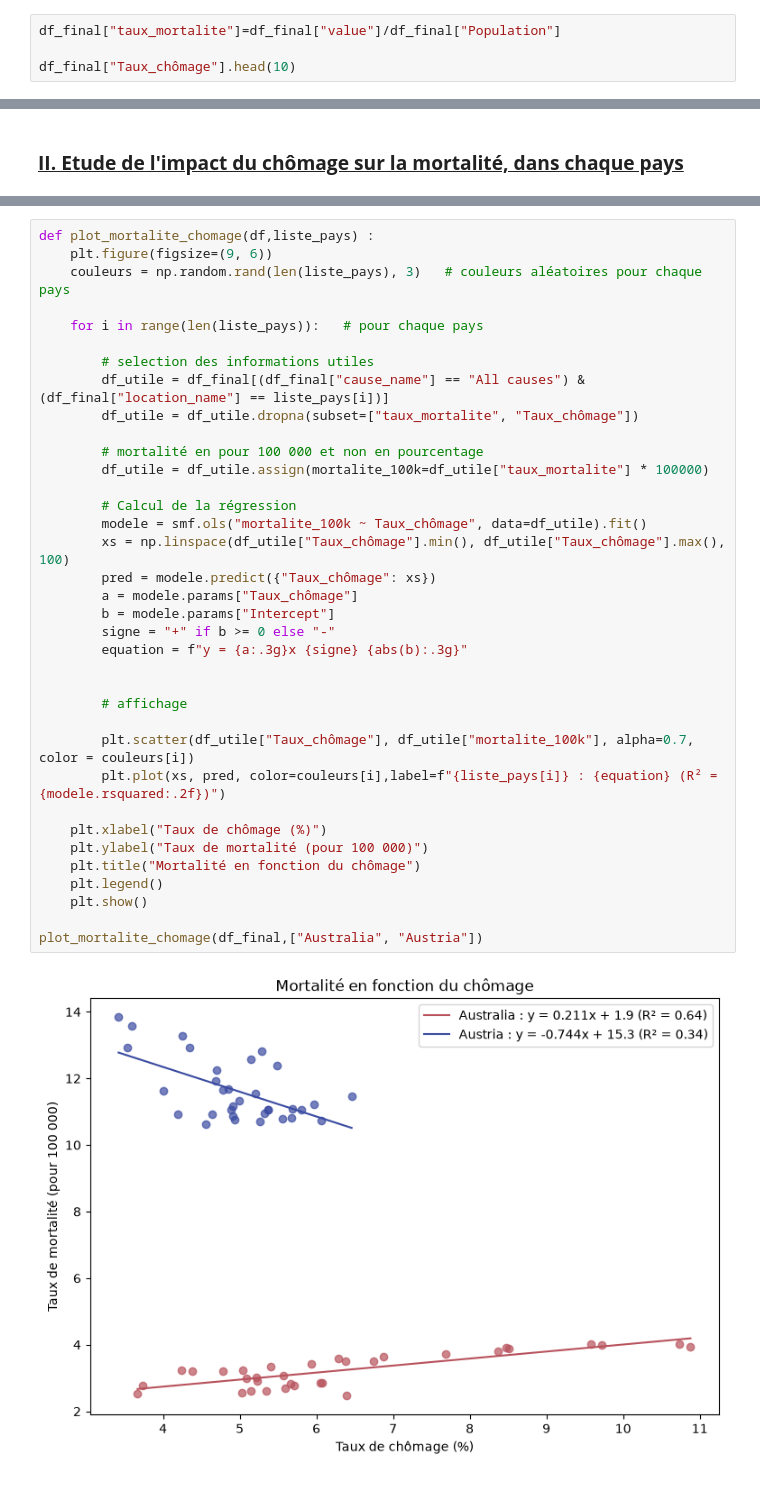
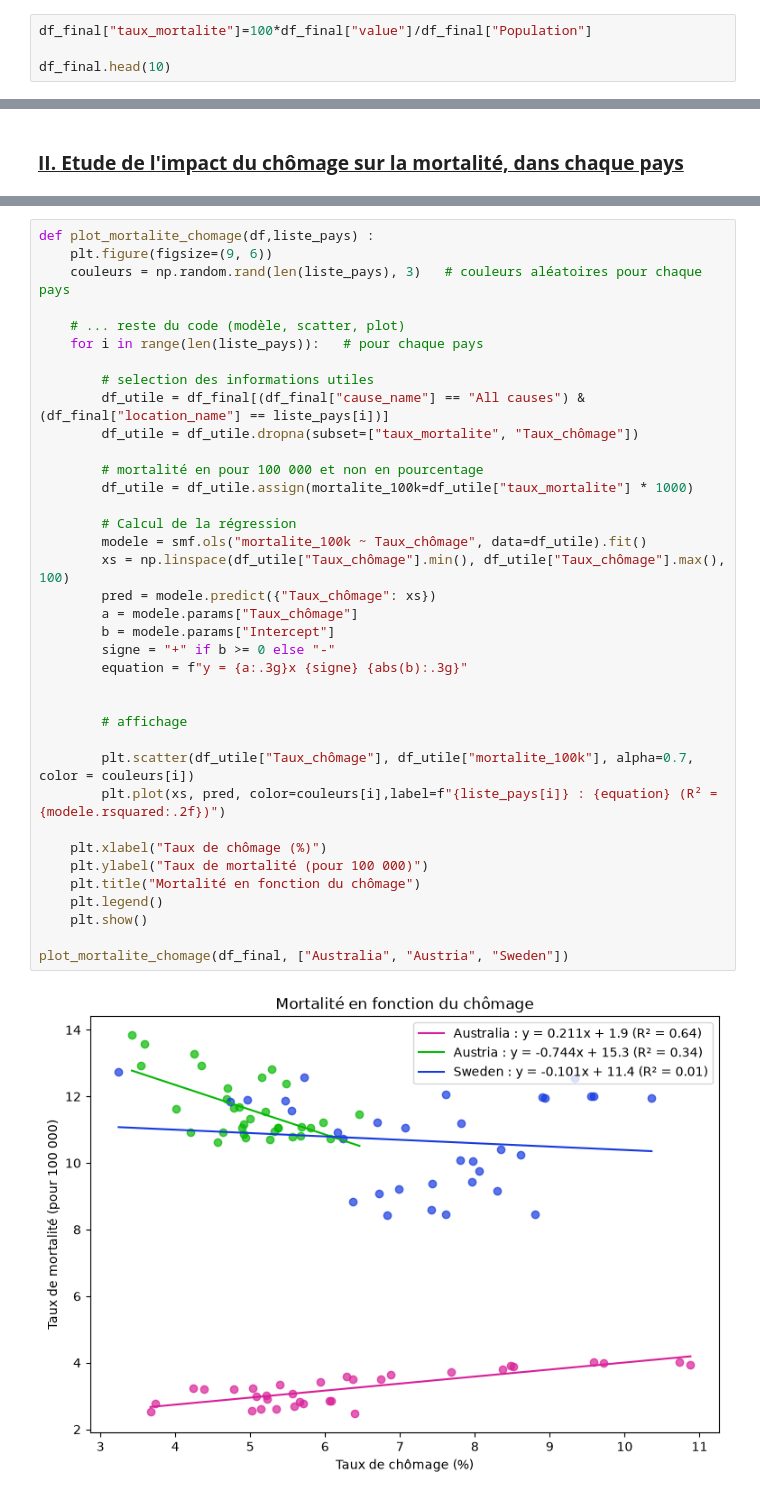
Before and after one commit to eleanorpaineau/Projet-Python, a Jupyter notebook: notebook_principal.ipynb, the cells around one changed output, grey strips where cells are left out. Saved outputs shown, nothing was run; the diff lists cells and outputs as text.

Commit message:
finalisation fonction

```diff
--- a/notebook_principal.ipynb
+++ b/notebook_principal.ipynb
@@ -192,7 +192,7 @@ df_final.head(9*33+1)
 Ajout du taux de mortalité
 Taux de mortalité = (nombre de morts pour une cause)/(population)
 # %%
-df_final["taux_mortalite"]=df_final["value"]/df_final["Population"]
+df_final["taux_mortalite"]=100*df_final["value"]/df_final["Population"]
 
-df_final["Taux_chômage"].head(10)
+df_final.head(10)
 # %% [output]
@@ -214,36 +217,37 @@ def plot_mortalite_chomage(df,liste_pays) :
     plt.figure(figsize=(9, 6))
     couleurs = np.random.rand(len(liste_pays), 3)   # couleurs aléatoires pour chaque pays
 
+    # ... reste du code (modèle, scatter, plot)
     for i in range(len(liste_pays)):   # pour chaque pays
 
         # selection des informations utiles
         df_utile = df_final[(df_final["cause_name"] == "All causes") & (df_final["location_name"] == liste_pays[i])]
         df_utile = df_utile.dropna(subset=["taux_mortalite", "Taux_chômage"])
 
         # mortalité en pour 100 000 et non en pourcentage
-        df_utile = df_utile.assign(mortalite_100k=df_utile["taux_mortalite"] * 100000)
+        df_utile = df_utile.assign(mortalite_100k=df_utile["taux_mortalite"] * 1000)
 
         # Calcul de la régression
         modele = smf.ols("mortalite_100k ~ Taux_chômage", data=df_utile).fit()
         xs = np.linspace(df_utile["Taux_chômage"].min(), df_utile["Taux_chômage"].max(), 100)
         pred = modele.predict({"Taux_chômage": xs})
         a = modele.params["Taux_chômage"]
         b = modele.params["Intercept"]
         signe = "+" if b >= 0 else "-"
         equation = f"y = {a:.3g}x {signe} {abs(b):.3g}"
 
 
         # affichage
 
         plt.scatter(df_utile["Taux_chômage"], df_utile["mortalite_100k"], alpha=0.7, color = couleurs[i])
         plt.plot(xs, pred, color=couleurs[i],label=f"{liste_pays[i]} : {equation} (R² = {modele.rsquared:.2f})")
 
     plt.xlabel("Taux de chômage (%)")
     plt.ylabel("Taux de mortalité (pour 100 000)")
     plt.title("Mortalité en fonction du chômage")
     plt.legend()
     plt.show()
 
-plot_mortalite_chomage(df_final,["Australia", "Austria"])
+plot_mortalite_chomage(df_final, ["Australia", "Austria", "Sweden"])
 # %% [output]
-[figure, old version]
+[figure, new version]
```
Also changed, not shown: parts of 2 cells of this notebook.
